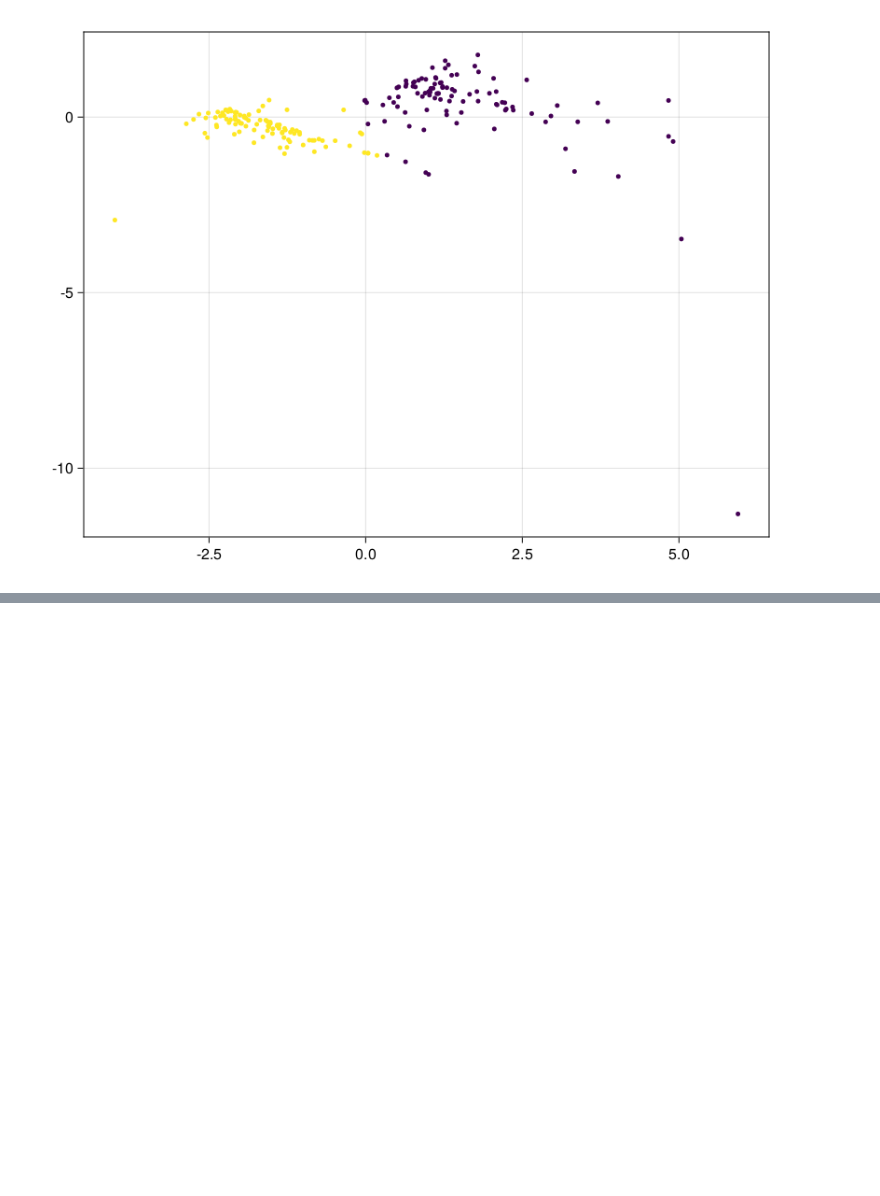
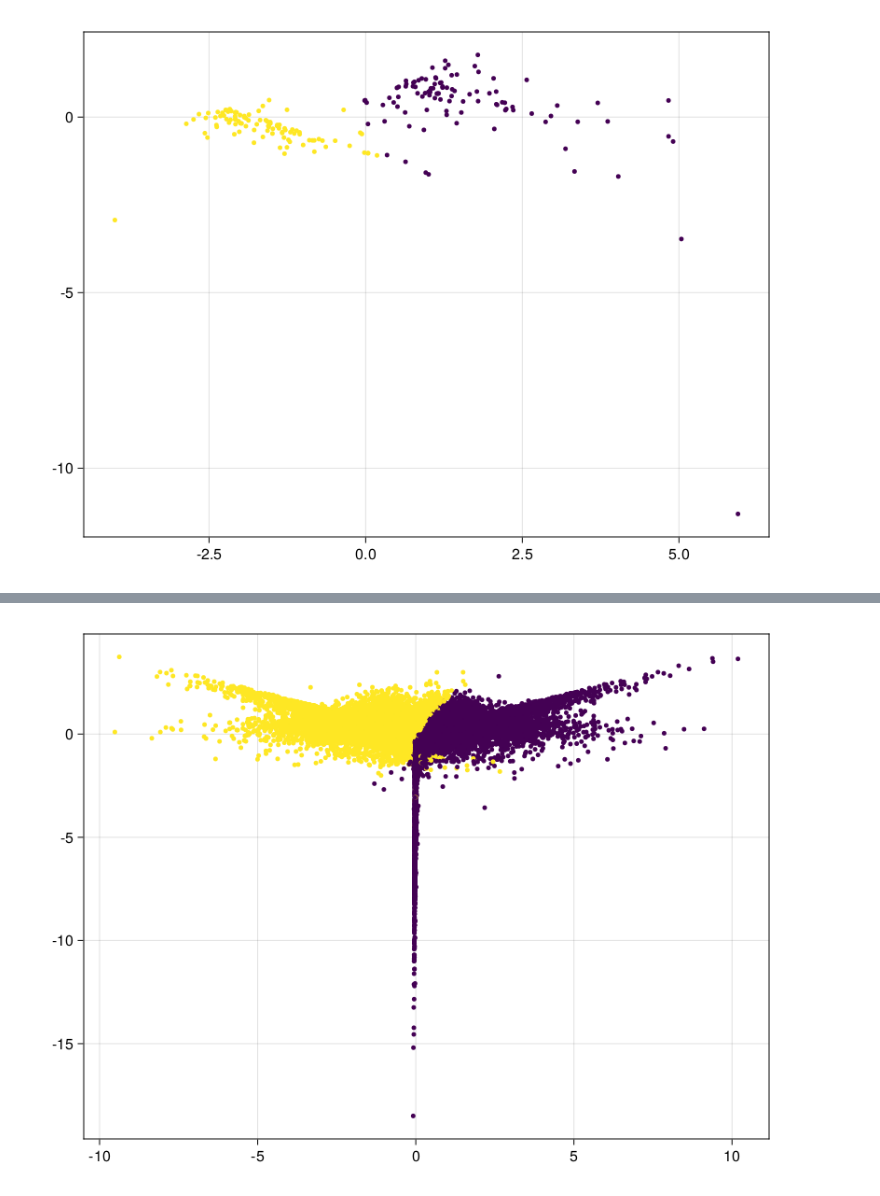
Before and after one commit to solislemuslab/PhyloClustering.jl, a Jupyter notebook: Clustering_julia.ipynb, the cells around one changed output, grey strips where cells are left out. Saved outputs shown, nothing was run; the diff lists cells and outputs as text; code cells hidden in the pictures; blank space fills up the shorter version.

```diff
--- a/Clustering_julia.ipynb
+++ b/Clustering_julia.ipynb
@@ -127,0 +238,6 @@ scatter(PCA_data[1,:], PCA_data[2,:], markersize = 5, color = label)
+# %%
+prob_pos=gmmposterior(gmm,Array(data))[2]
+result = map(argmax, eachrow(prob_pos))
+scatter(PCA_data[1,:], PCA_data[2,:], markersize = 5, color = result)
+# %% [output]
+[figure, added]
```
Also changed, not shown: parts of 32 cells of this notebook, 1 other file.
